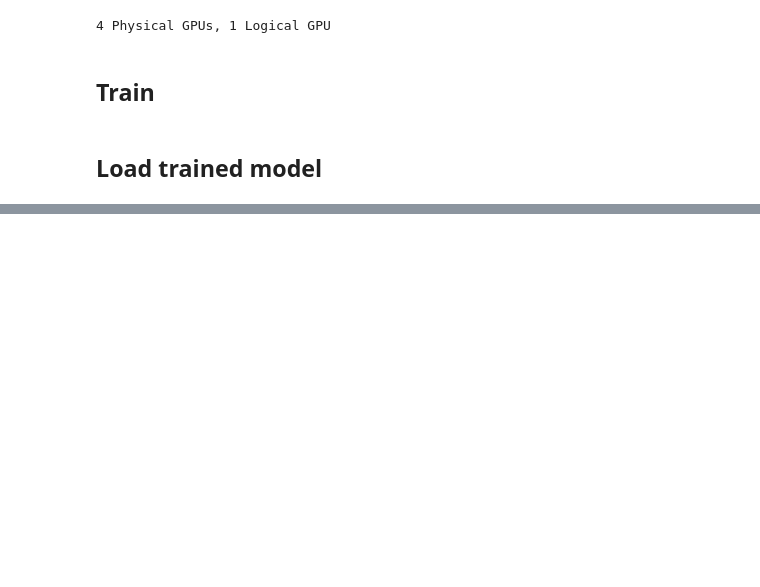
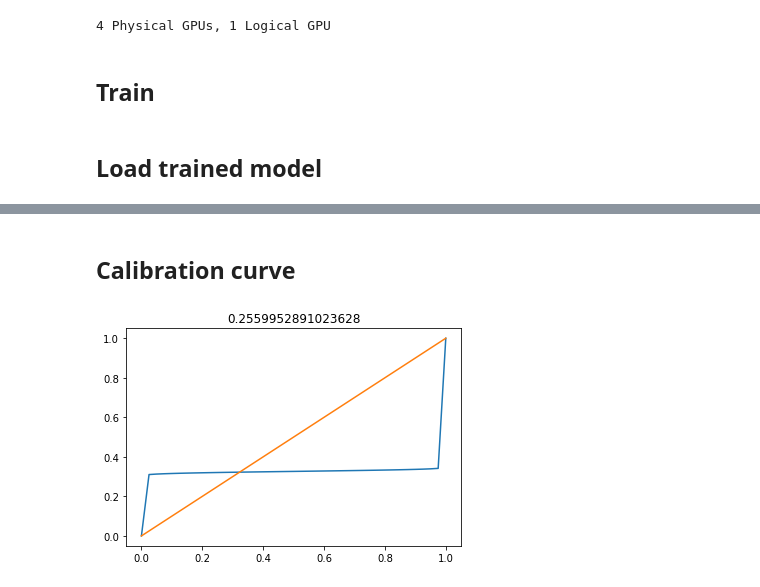
Before and after one commit to Samir-atra/capsa, a Jupyter notebook: experiments/notebooks/vae.ipynb, the cells around one changed output, grey strips where cells are left out. Drawn from its saved outputs; the diff is of its cells as text; code cells hidden in the pictures; blank space fills up the shorter version.

```diff
--- a/experiments/notebooks/vae.ipynb
+++ b/experiments/notebooks/vae.ipynb
@@ -72,0 +71,7 @@ visualize_vae_depth_map(trained_model, ds_ood, vis_path, f'trained_ood', is_show
+# %% [markdown]
+## Calibration curve
+# %%
+from visualizations import gen_calibration_plot
+gen_calibration_plot(trained_model, ds_test)
+# %% [output]
+[figure, added]
```
Also changed, not shown: parts of 3 cells of this notebook, 4 other files.
